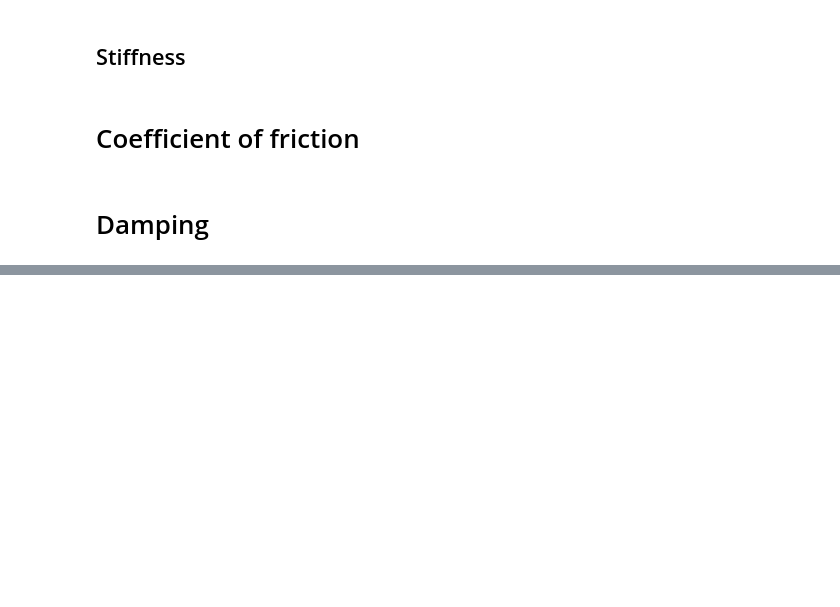
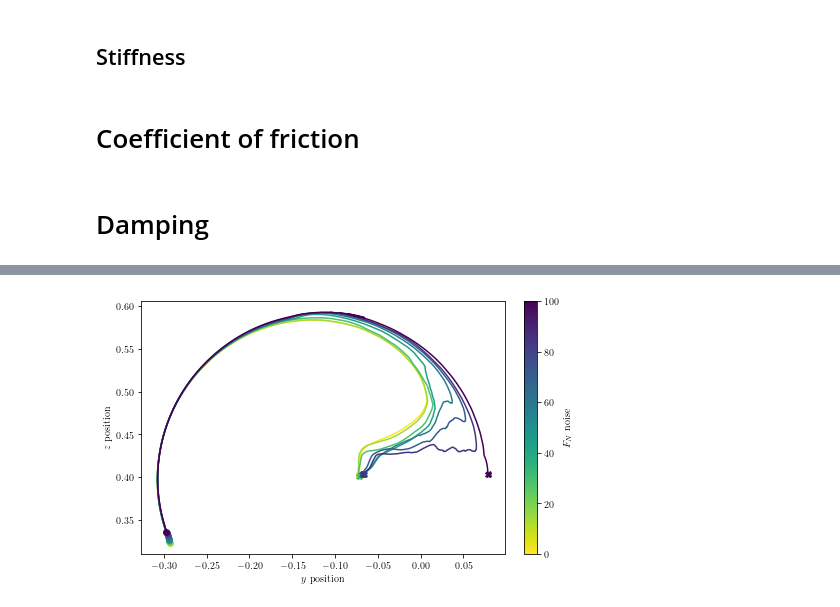
Before and after one commit to daniwhite/PaperManipulation, a Jupyter notebook: sweeps_plotter.ipynb, the cells around one changed output, grey strips where cells are left out. Drawn from its saved outputs; the diff is of its cells as text; code cells hidden in the pictures; blank space fills up the shorter version.

```diff
--- a/sweeps_plotter.ipynb
+++ b/sweeps_plotter.ipynb
@@ -263,0 +274,26 @@ data2["sim_args"]
+# %%
+fig, axs = plt.subplots(1, 1, figsize=(6,4), constrained_layout=True)
+max_val = np.max(data['sweep_vars'])
+
+cmap = plt.get_cmap("viridis_r")
+for i, (data_, Fn_noise) in enumerate(zip(data['out_data'], data['sweep_vars'].flatten())):
+    c = cmap(Fn_noise/max_val)
+    start_idx = data_["any_links_in_contact_idx"]
+    p = plt.plot(data_["horizontal_paper_traces"][-1,start_idx:],
+             data_["vertical_paper_traces"][-1,start_idx:], color=c)
+    plt.plot(data_["horizontal_paper_traces"][-1,start_idx],
+             data_["vertical_paper_traces"][-1,start_idx],
+             marker='o', color=c)
+    plt.plot(data_["horizontal_paper_traces"][-1,-1],
+             data_["vertical_paper_traces"][-1,-1], marker='X', color=c)
+plt.xlabel("$y$ position")
+plt.ylabel("$z$ position")
+
+
+fig.savefig("traj_plots.pgf", backend="pgf")
+cb = fig.colorbar(cm.ScalarMappable(cmap="viridis_r", norm=plt.Normalize(0,100)))
+plt.gca().set_aspect("equal")
+cb.set_label("$F_N$ noise")
+plt.show()
+# %% [output]
+[figure, added]
```
Also changed, not shown: parts of 10 cells of this notebook, 10 other files.
